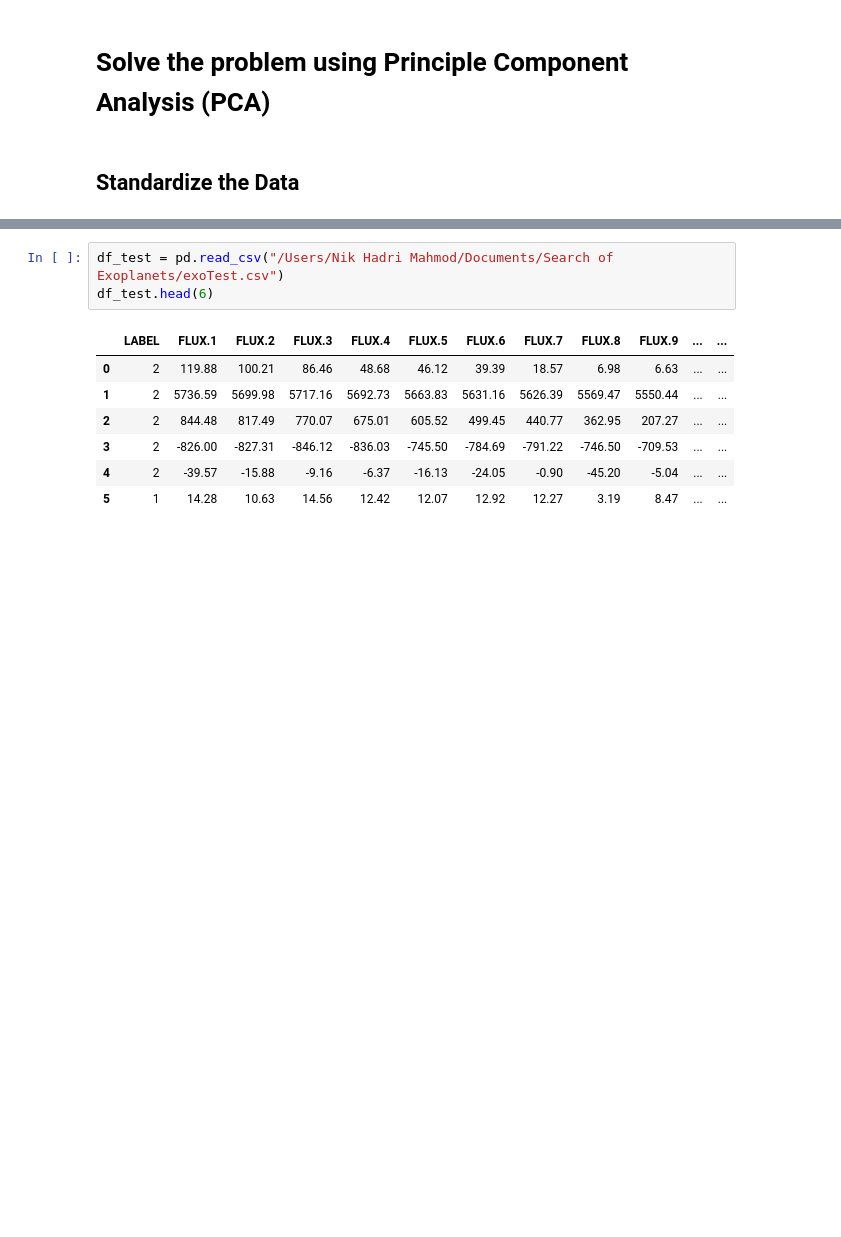
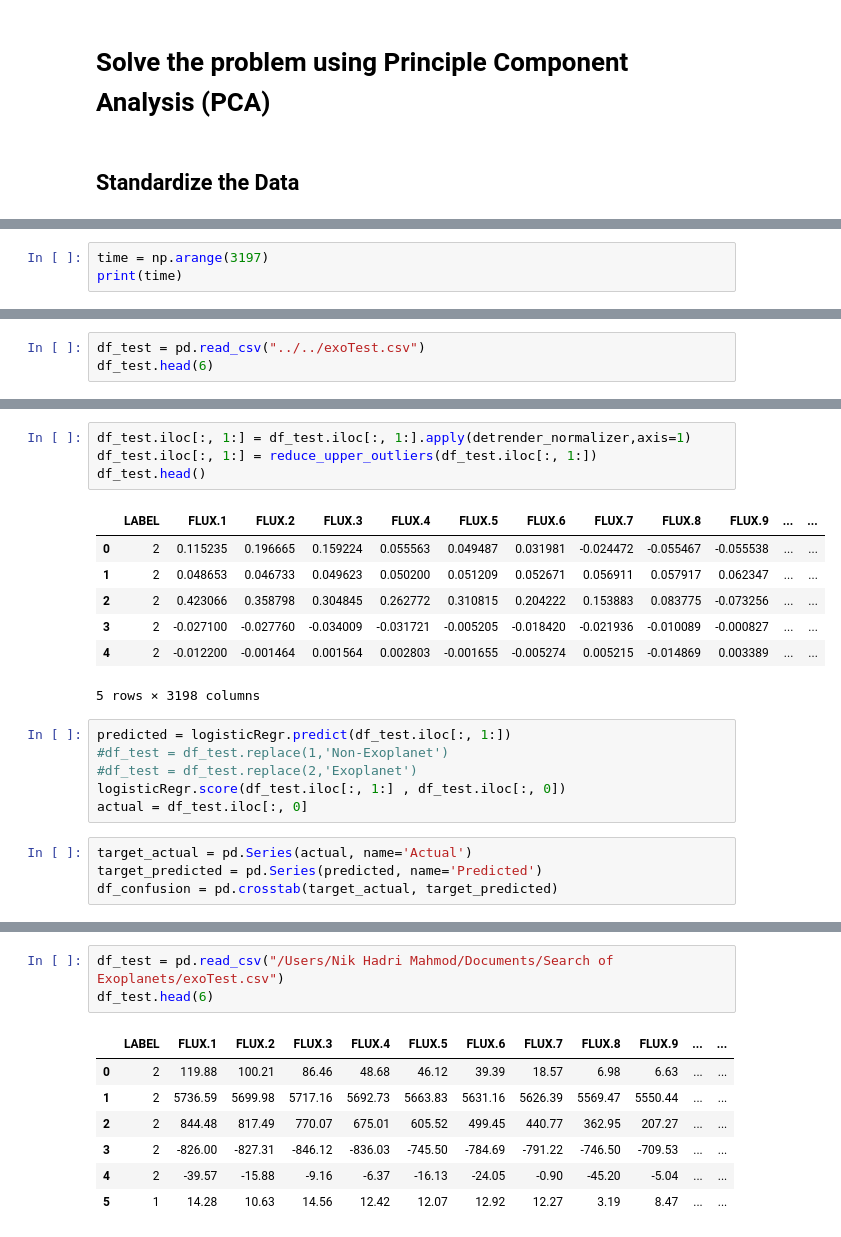
Before and after one commit to nikderi/Projects, a Jupyter notebook: projectone.ipynb, the cells around one changed output, grey strips where cells are left out. Drawn from its saved outputs; the diff is of its cells as text; blank space fills up the shorter version.

```diff
--- a/projectone.ipynb
+++ b/projectone.ipynb
@@ -203,0 +55,3 @@ var_percentage
+# %%
+time = np.arange(3197)
+print(time)
@@ -203,0 +245,3 @@ var_percentage
+# %%
+df_test = pd.read_csv("../../exoTest.csv")
+df_test.head(6)
@@ -203,0 +257,22 @@ var_percentage
+# %%
+df_test.iloc[:, 1:] = df_test.iloc[:, 1:].apply(detrender_normalizer,axis=1)
+df_test.iloc[:, 1:] = reduce_upper_outliers(df_test.iloc[:, 1:])
+df_test.head()
+# %% [output]
+|  | LABEL | FLUX.1 | FLUX.2 | FLUX.3 | FLUX.4 | FLUX.5 | FLUX.6 | FLUX.7 | FLUX.8 | FLUX.9 | ... | ... |
+| 0 | 2 | 0.115235 | 0.196665 | 0.159224 | 0.055563 | 0.049487 | 0.031981 | -0.024472 | -0.055467 | -0.055538 | ... | ... |
+| 1 | 2 | 0.048653 | 0.046733 | 0.049623 | 0.050200 | 0.051209 | 0.052671 | 0.056911 | 0.057917 | 0.062347 | ... | ... |
+| 2 | 2 | 0.423066 | 0.358798 | 0.304845 | 0.262772 | 0.310815 | 0.204222 | 0.153883 | 0.083775 | -0.073256 | ... | ... |
+| 3 | 2 | -0.027100 | -0.027760 | -0.034009 | -0.031721 | -0.005205 | -0.018420 | -0.021936 | -0.010089 | -0.000827 | ... | ... |
+| 4 | 2 | -0.012200 | -0.001464 | 0.001564 | 0.002803 | -0.001655 | -0.005274 | 0.005215 | -0.014869 | 0.003389 | ... | ... |
+5 rows × 3198 columns
+# %%
+predicted = logisticRegr.predict(df_test.iloc[:, 1:])
+#df_test = df_test.replace(1,'Non-Exoplanet')
+#df_test = df_test.replace(2,'Exoplanet')
+logisticRegr.score(df_test.iloc[:, 1:] , df_test.iloc[:, 0])
+actual = df_test.iloc[:, 0]
+# %%
+target_actual = pd.Series(actual, name='Actual')
+target_predicted = pd.Series(predicted, name='Predicted')
+df_confusion = pd.crosstab(target_actual, target_predicted)
```
Also changed, not shown: parts of 108 cells of this notebook.
